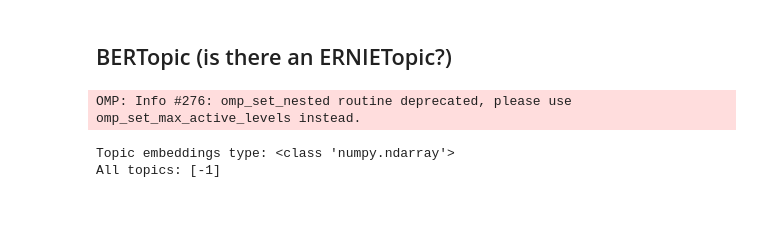
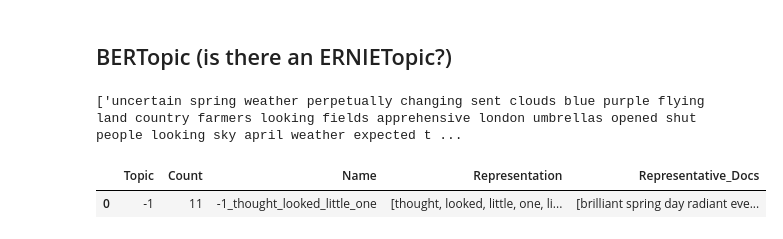
Before and after one commit to JoshuaAPhillips/years-nlp, a Jupyter notebook: topic-modelling.ipynb, the cells around one changed output. Cells and saved outputs as stored; diff of their text form; code cells hidden in the pictures; blank space fills up the shorter version.

Commit message:
topic-modelling.ipynb: hit a bit of a dead end

```diff
--- a/topic-modelling.ipynb
+++ b/topic-modelling.ipynb
@@ -58,14 +58,16 @@ corpus = [
 nltk.download('stopwords')
 nltk.download('punkt')
 nltk.download('averaged_perceptron_tagger')
-stopwords_set = set(stopwords.words('english'))
+default_stopwords_set = set(stopwords.words('english'))
+# custom_stopwords = ["pargiter", "abel", "eleanor", "sara", "maggie", "renny", "north", "rose", "delia", "martin", "crosby", "milly", "kitty", "lasswade", "peggy", "said"]
+# combined_stopwords = default_stopwords_set.union(custom_stopwords)
 
 # tokenizing the corpus
 tokenized_corpus = [simple_preprocess(open(file).read()) for file in corpus]
 #print(tokenized_corpus)
 
 # removing stopwords and proper nouns
-corpus_no_stopwords = [[word for word in doc if word not in stopwords_set] for doc in tokenized_corpus]
+corpus_no_stopwords = [[word for word in doc if word not in default_stopwords_set] for doc in tokenized_corpus]
 
 def remove_proper_nouns(doc):
   tagged = pos_tag(doc)
@@ -102,42 +104,17 @@ pyLDAvis.display(ldavis)
 [interactive output not drawn]
 # %% [markdown]
 ## BERTopic (is there an ERNIETopic?)
-# %%
-# converting filtered corpus to string for BERT to consume
-filtered_corpus_to_string = [' '.join(doc) for doc in filtered_corpus]
-
-# training BERTopic model
-topic_model = BERTopic()
-topics, probabilities = topic_model.fit_transform(filtered_corpus_to_string)
-
-# Ensure topic embeddings exist
-if not hasattr(topic_model, 'topic_embeddings_') or topic_model.topic_embeddings_ is None:
-    raise ValueError("The topic model does not have topic embeddings. Ensure the model is properly trained.")
-
-# Check the type of topic embeddings
-print(f"Topic embeddings type: {type(topic_model.topic_embeddings_)}")
-
-# Ensure the topics list is valid
-all_topics = topic_model.get_topic_info()['Topic'].tolist()
-print(f"All topics: {all_topics}")
-
-# Set a valid topics list for visualization (e.g., top 10 topics)
-valid_topics = all_topics[:100]
-
-# Visualize the topics
-try:
-    fig = topic_model.visualize_topics(topics=valid_topics)
-    fig.show()
-except IndexError as e:
-    print(f"An error occurred: {e}")
-
-# Alternatively, visualize documents
-try:
-    fig = topic_model.visualize_documents(filtered_corpus_to_string)
-    fig.show()
-except Exception as e:
-    print(f"An error occurred: {e}")
-# %% [output]
-OMP: Info #276: omp_set_nested routine deprecated, please use omp_set_max_active_levels instead.
-Topic embeddings type: <class 'numpy.ndarray'>
-All topics: [-1]
+# %%
+# converting filtered corpus to string for BERT to consume
+filtered_corpus_to_string = [' '.join(doc) for doc in filtered_corpus]
+print(filtered_corpus_to_string)
+
+# training BERTopic model
+topic_model = BERTopic(min_topic_size=10, calculate_probabilities=True)
+topics, probabilities = topic_model.fit_transform(filtered_corpus_to_string)
+
+topic_model.get_topic_info()
+# %% [output]
+['uncertain spring weather perpetually changing sent clouds blue purple flying land country farmers looking fields apprehensive london umbrellas opened shut people looking sky april weather expected t ...
+|  | Topic | Count | Name | Representation | Representative_Docs |
+| 0 | -1 | 11 | -1_thought_looked_little_one | [thought, looked, little, one, li... | [brilliant spring day radiant eve... |
```
Also changed, not shown: parts of 1 cell of this notebook.
